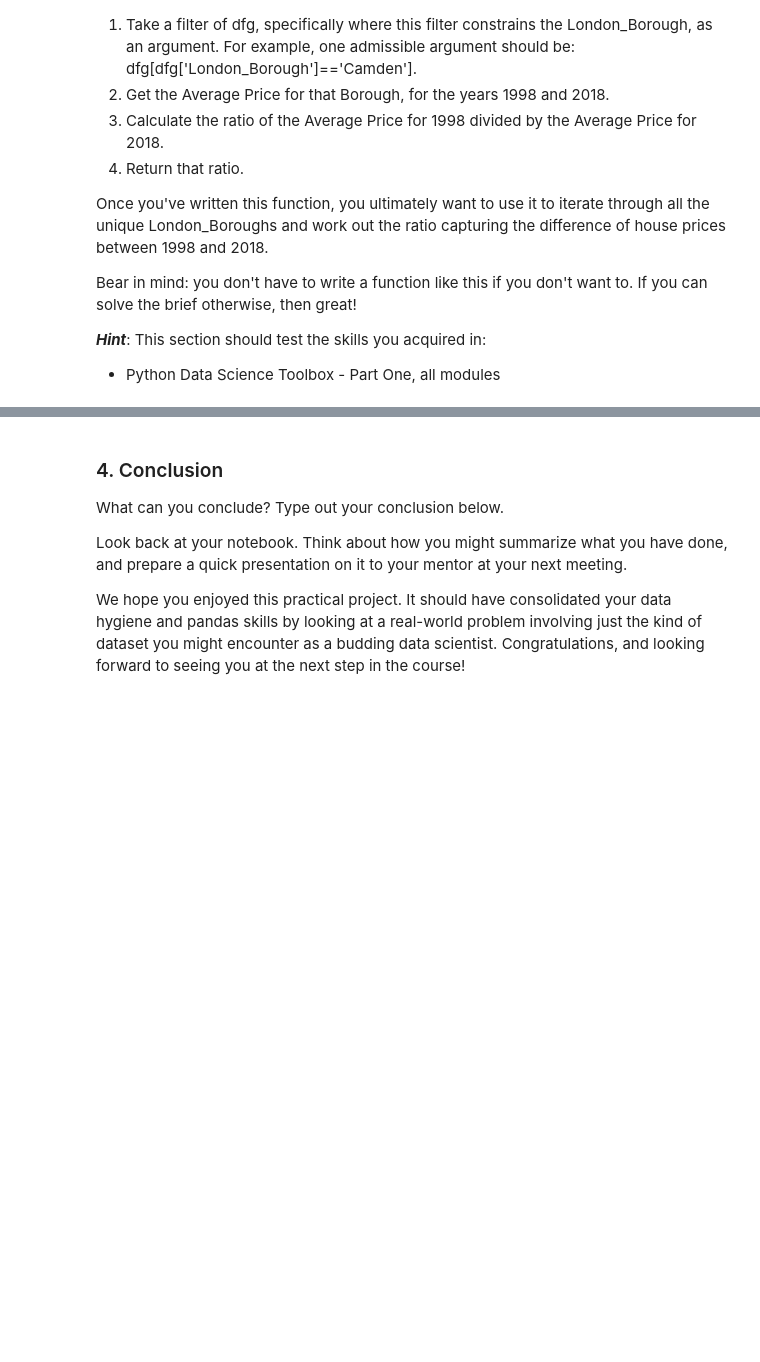
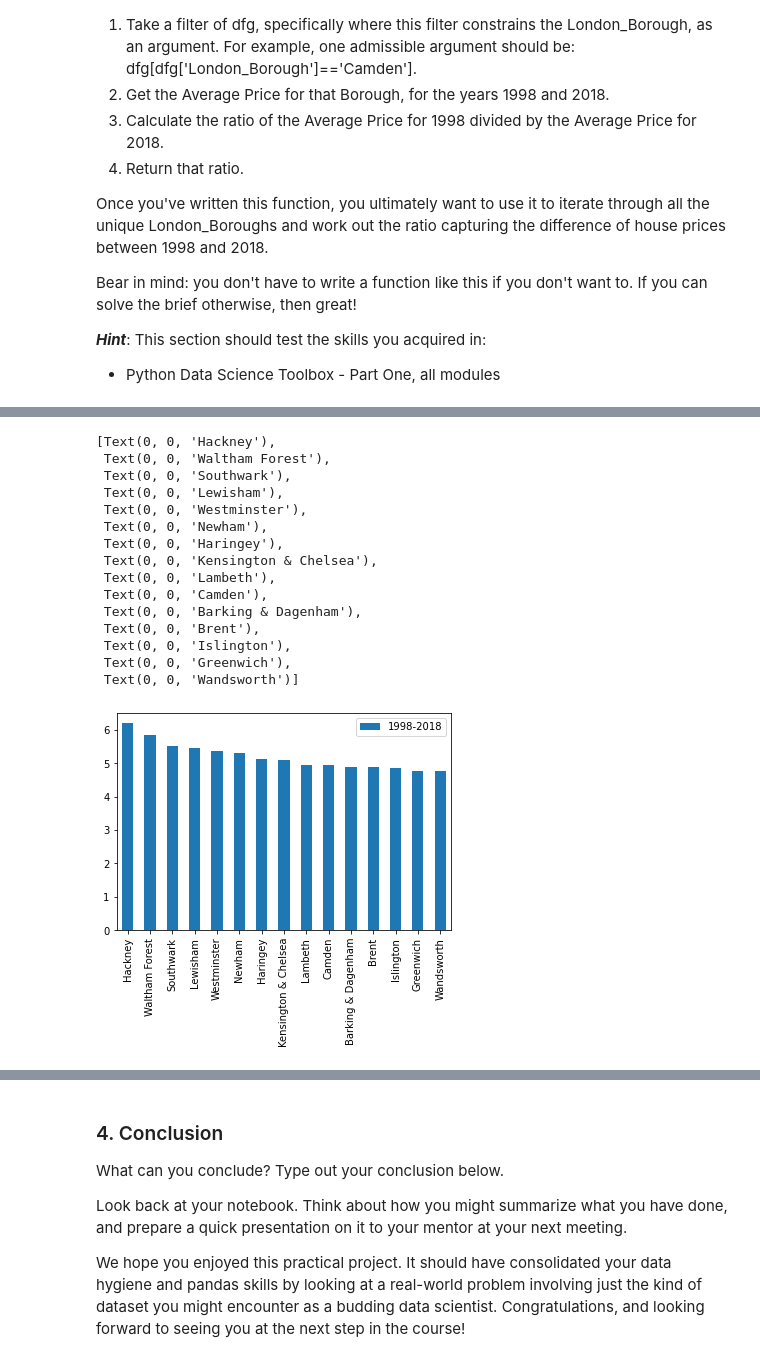
Before and after one commit to AyeshaIshrath/SpringBoard, a Jupyter notebook: London Housing - Case Study.ipynb, the cells around one changed output, grey strips where cells are left out. Drawn from its saved outputs; the diff is of its cells as text; code cells hidden in the pictures; blank space fills up the shorter version.

```diff
--- a/London Housing - Case Study.ipynb
+++ b/London Housing - Case Study.ipynb
@@ -439,0 +643,3 @@ properties.loc[properties['Year']==2018 & properties['Borough'].isin(boroughs)]
+# %%
+# Make a variable called df_ratios, and assign it the result of calling the DataFrame method on the dictionary final.
+df_ratios = pd.DataFrame(final)
@@ -439,0 +653,5 @@ properties.loc[properties['Year']==2018 & properties['Borough'].isin(boroughs)]
+# %%
+# All we need to do now is transpose it, and reset the index!
+df_ratios_T = df_ratios.T
+df_ratios = df_ratios_T.reset_index()
+df_ratios.head()
@@ -439,0 +665,4 @@ properties.loc[properties['Year']==2018 & properties['Borough'].isin(boroughs)]
+# %%
+# Let's just rename the 'index' column as 'London_Borough', and the '0' column to '2018'.
+df_ratios.rename(columns={'index':'Borough', 0:'1998-2018'}, inplace=True)
+df_ratios.head()
@@ -439,0 +676,5 @@ properties.loc[properties['Year']==2018 & properties['Borough'].isin(boroughs)]
+# %%
+# Let's sort in descending order and select the top 15 boroughs.
+# Make a variable called top15, and assign it the result of calling sort_values() on df_ratios.
+top15 = df_ratios.sort_values(by='1998-2018',ascending=False).head(15)
+print(top15)
@@ -439,0 +698,20 @@ properties.loc[properties['Year']==2018 & properties['Borough'].isin(boroughs)]
+# %%
+ax = top15[['Borough','1998-2018']].plot(kind='bar')
+ax.set_xticklabels(top15.Borough)
+# %% [output]
+[Text(0, 0, 'Hackney'),
+ Text(0, 0, 'Waltham Forest'),
+ Text(0, 0, 'Southwark'),
+ Text(0, 0, 'Lewisham'),
+ Text(0, 0, 'Westminster'),
+ Text(0, 0, 'Newham'),
+ Text(0, 0, 'Haringey'),
+ Text(0, 0, 'Kensington & Chelsea'),
+ Text(0, 0, 'Lambeth'),
+ Text(0, 0, 'Camden'),
+ Text(0, 0, 'Barking & Dagenham'),
+ Text(0, 0, 'Brent'),
+ Text(0, 0, 'Islington'),
+ Text(0, 0, 'Greenwich'),
+ Text(0, 0, 'Wandsworth')]
+[figure, added]
```
Also changed, not shown: parts of 73 cells of this notebook.
